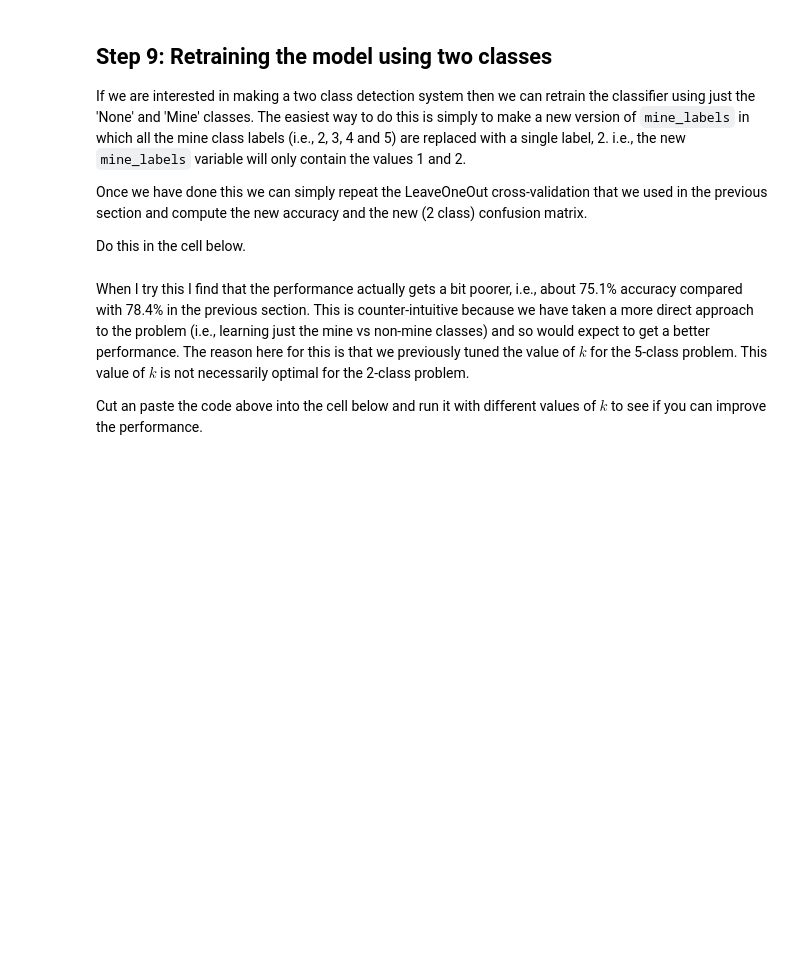
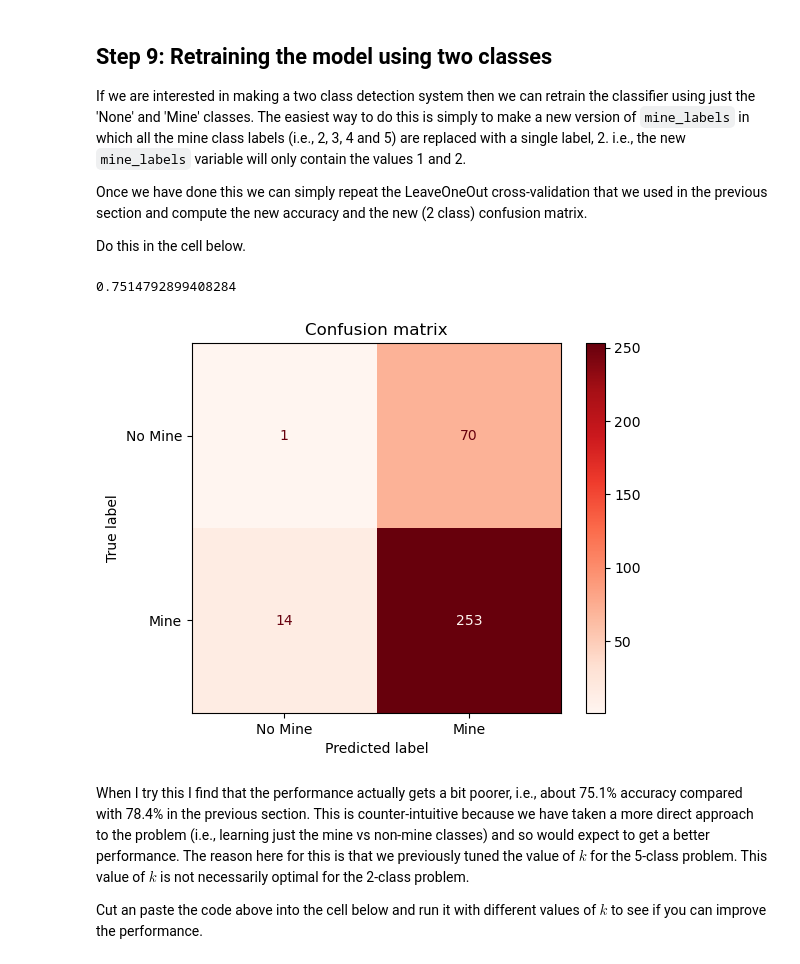
Before and after one commit to adhirajbane13/Uni_Sheffield_Module_Work, a Jupyter notebook: DS-with-python/060_introducing_scikit_learn.ipynb, the cells around one changed output. Cells and saved outputs as stored; diff of their text form; code cells hidden in the pictures; blank space fills up the shorter version.

```diff
--- a/DS-with-python/060_introducing_scikit_learn.ipynb
+++ b/DS-with-python/060_introducing_scikit_learn.ipynb
@@ -290,3 +311,19 @@ Do this in the cell below.
+# %%
+# WRITE SOLUTION HERE
+mine_labels_2 = mine_labels.copy()
+mine_labels_2[mine_labels_2!=1] = 2
+cv = LeaveOneOut()
+model = KNeighborsClassifier(n_neighbors=5)
+y_pred = cross_val_predict(model,mine_data,mine_labels_2,cv=cv,n_jobs=-1)
+accuracy = accuracy_score(mine_labels_2,y_pred)
+cm = confusion_matrix(mine_labels_2,y_pred)
+dis = ConfusionMatrixDisplay(cm,display_labels=['No Mine','Mine'])
+dis.plot(cmap="Reds")
+plt.title('Confusion matrix')
+print(accuracy_score(mine_labels_2,y_pred))
+# %% [output]
+0.7514792899408284
+[figure, added]
 # %% [markdown]
 When I try this I find that the performance actually gets a bit poorer, i.e., about 75.1% accuracy compared with 78.4% in the previous section. This is counter-intuitive because we have taken a more direct approach to the problem (i.e., learning just the mine vs non-mine classes) and so would expect to get a better performance. The reason here for this is that we previously tuned the value of $k$ for the 5-class problem. This value of $k$ is not necessarily optimal for the 2-class problem.
 
```
Also changed, not shown: parts of 10 cells of this notebook.
